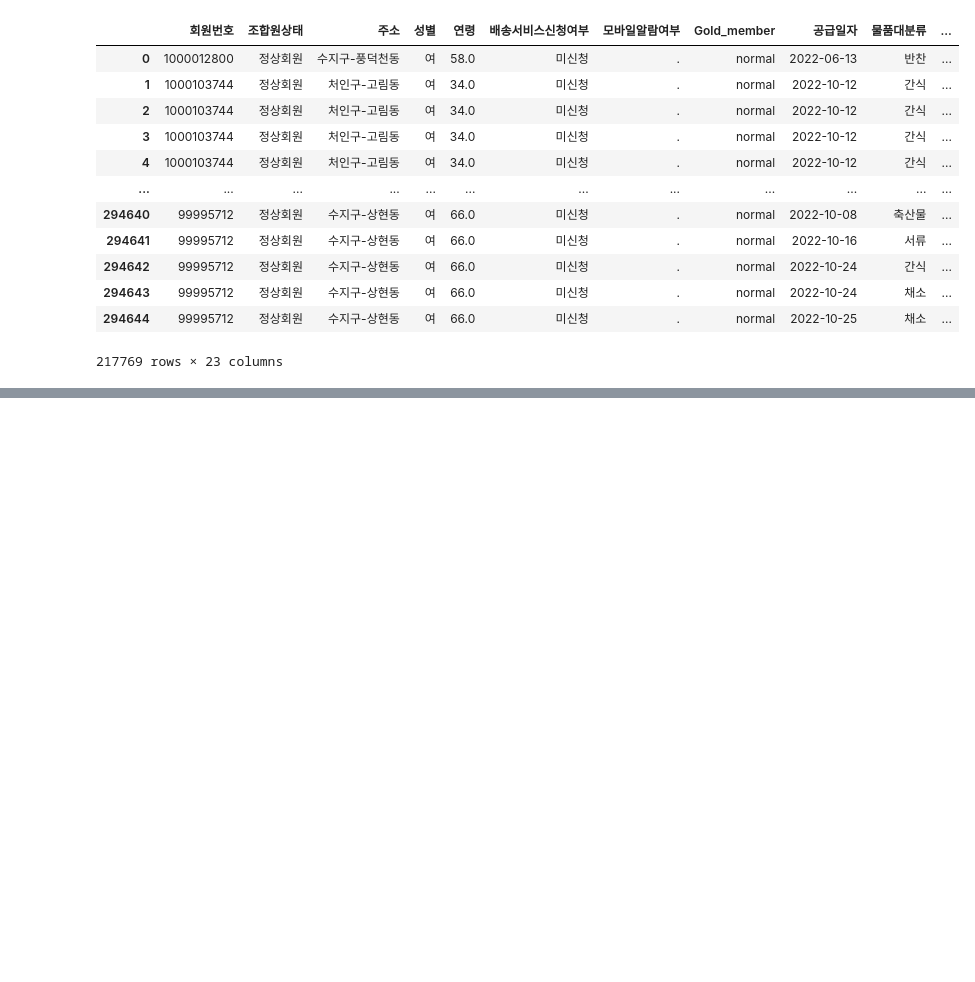
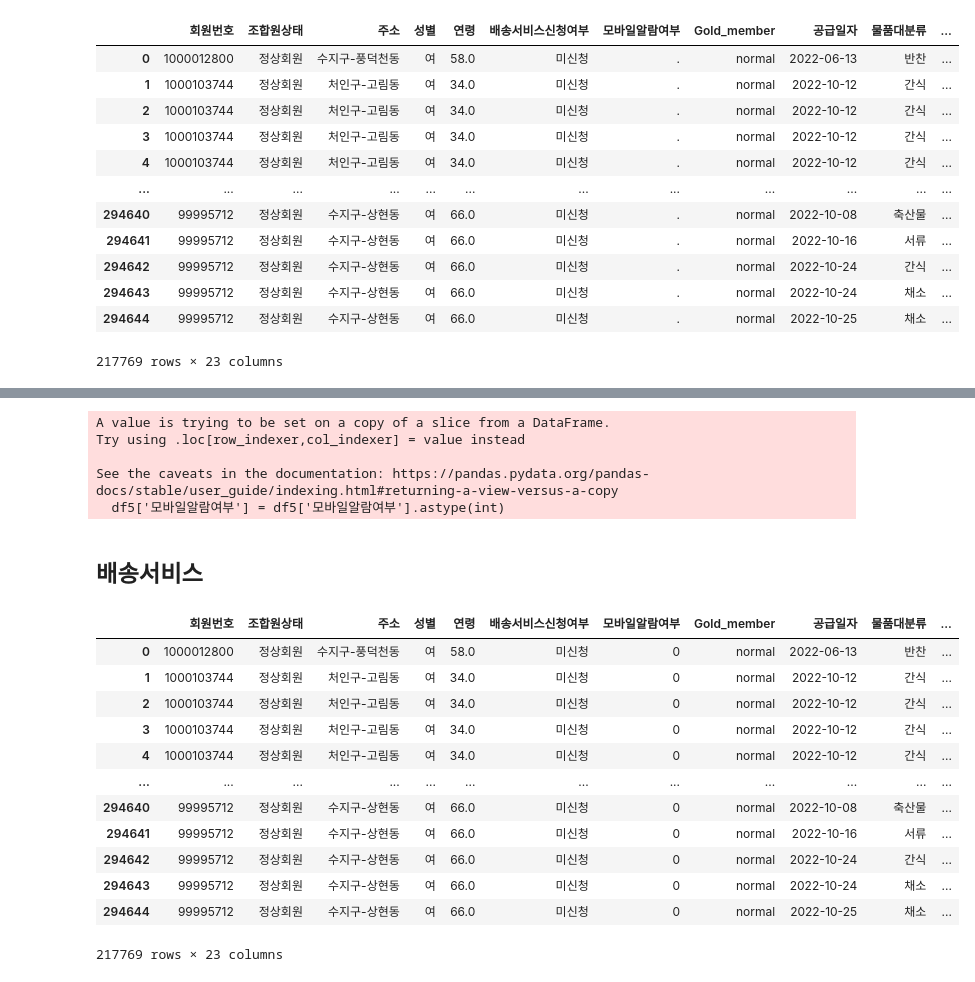
Before and after one commit to brooklyn-h/hanaro_1, a Jupyter notebook: mini_project.ipynb, the cells around one changed output, grey strips where cells are left out. Saved outputs shown, nothing was run; the diff lists cells and outputs as text; code cells hidden in the pictures; blank space fills up the shorter version.

Commit message:
Add files via upload
모바일알람, 배송서비스여부 전처리

```diff
--- a/mini_project.ipynb
+++ b/mini_project.ipynb
@@ -574,0 +569,3 @@ df5
+# %%
+df5['모바일알람여부'] = df5['모바일알람여부'].str.replace('.', '0')
+df5['모바일알람여부'] = df5['모바일알람여부'].str.replace('수신', '1')
@@ -574,0 +583,26 @@ df5
+# %%
+df5['모바일알람여부'] = df5['모바일알람여부'].astype(int)
+# %% [output]
+A value is trying to be set on a copy of a slice from a DataFrame.
+Try using .loc[row_indexer,col_indexer] = value instead
+
+See the caveats in the documentation: https://pandas.pydata.org/pandas-docs/stable/user_guide/indexing.html#returning-a-view-versus-a-copy
+  df5['모바일알람여부'] = df5['모바일알람여부'].astype(int)
+# %% [markdown]
+## 배송서비스
+# %%
+df5
+# %% [output]
+|  | 회원번호 | 조합원상태 | 주소 | 성별 | 연령 | 배송서비스신청여부 | 모바일알람여부 | Gold_member | 공급일자 | 물품대분류 | ... |
+| 0 | 1000012800 | 정상회원 | 수지구-풍덕천동 | 여 | 58.0 | 미신청 | 0 | normal | 2022-06-13 | 반찬 | ... |
+| 1 | 1000103744 | 정상회원 | 처인구-고림동 | 여 | 34.0 | 미신청 | 0 | normal | 2022-10-12 | 간식 | ... |
+| 2 | 1000103744 | 정상회원 | 처인구-고림동 | 여 | 34.0 | 미신청 | 0 | normal | 2022-10-12 | 간식 | ... |
+| 3 | 1000103744 | 정상회원 | 처인구-고림동 | 여 | 34.0 | 미신청 | 0 | normal | 2022-10-12 | 간식 | ... |
+| 4 | 1000103744 | 정상회원 | 처인구-고림동 | 여 | 34.0 | 미신청 | 0 | normal | 2022-10-12 | 간식 | ... |
+| ... | ... | ... | ... | ... | ... | ... | ... | ... | ... | ... | ... |
+| 294640 | 99995712 | 정상회원 | 수지구-상현동 | 여 | 66.0 | 미신청 | 0 | normal | 2022-10-08 | 축산물 | ... |
+| 294641 | 99995712 | 정상회원 | 수지구-상현동 | 여 | 66.0 | 미신청 | 0 | normal | 2022-10-16 | 서류 | ... |
+| 294642 | 99995712 | 정상회원 | 수지구-상현동 | 여 | 66.0 | 미신청 | 0 | normal | 2022-10-24 | 간식 | ... |
+| 294643 | 99995712 | 정상회원 | 수지구-상현동 | 여 | 66.0 | 미신청 | 0 | normal | 2022-10-24 | 채소 | ... |
+| 294644 | 99995712 | 정상회원 | 수지구-상현동 | 여 | 66.0 | 미신청 | 0 | normal | 2022-10-25 | 채소 | ... |
+217769 rows × 23 columns
```
Also changed, not shown: parts of 8 cells of this notebook.
